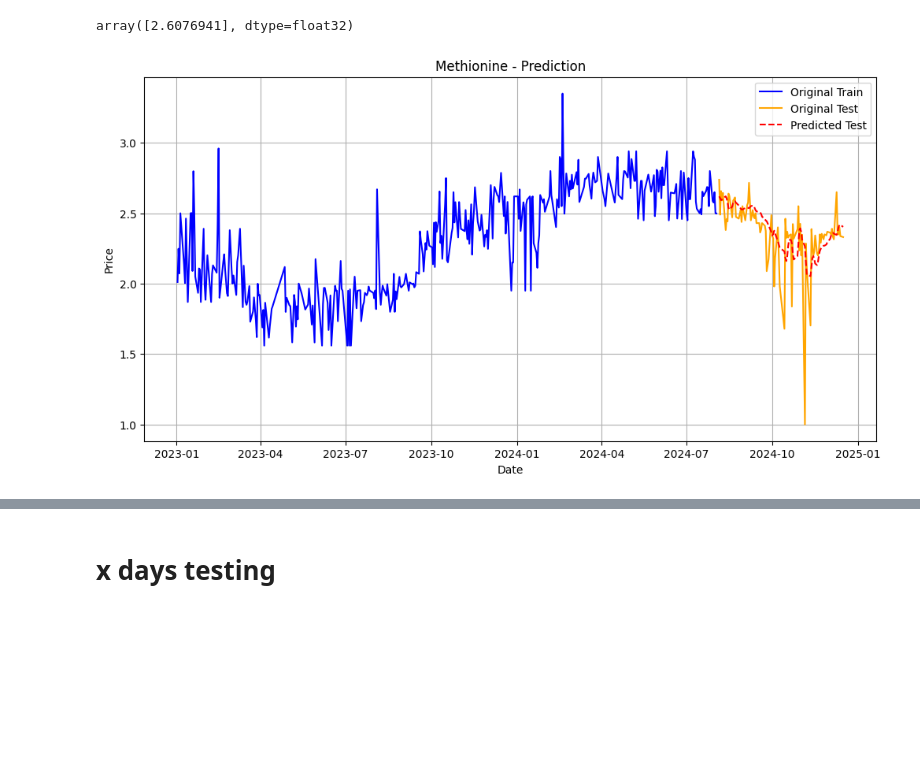
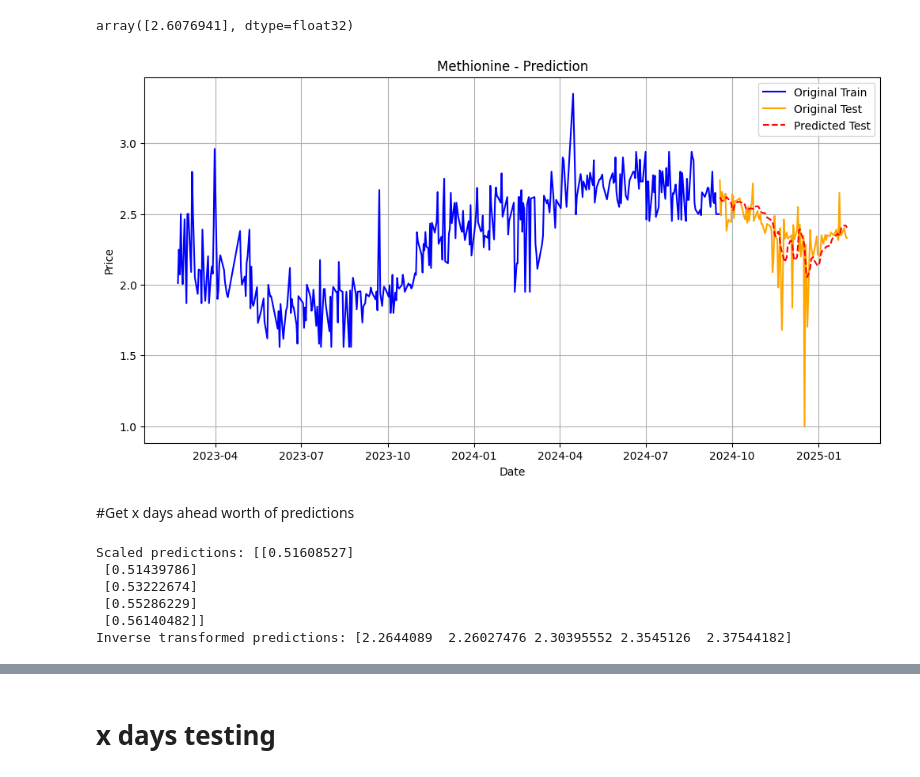
Before and after one commit to suhaodatascichem/Methionine-price, a Jupyter notebook: Methionine_price.ipynb, the cells around one changed output, grey strips where cells are left out. Drawn from its saved outputs; the diff is of its cells as text; code cells hidden in the pictures; blank space fills up the shorter version.

```diff
--- a/Methionine_price.ipynb
+++ b/Methionine_price.ipynb
@@ -464,21 +464,23 @@ array([2.6076941], dtype=float32)
 # %%
 train_size = len(y_train)
 test_size = len(y_test)
 # Get the date ranges
-train_dates = df['Date'][:train_size]
-test_dates = df['Date'][train_size:train_size + test_size]
+train_dates = df['Date'][ws:train_size + ws]
+test_dates = df['Date'][train_size + ws:train_size + ws + train_size + test_size]
 
 # Plot
 plt.figure(figsize=(12, 6))
 plt.style.use('default')
 plt.plot(train_dates, y_train, label='Original Train', color = 'blue')
 plt.plot(test_dates, y_test, label='Original Test', color = 'orange')
 plt.plot(test_dates, y_test_pred, label='Predicted Test', linestyle='--', color = 'Red')
 plt.xlabel('Date')
 plt.ylabel('Price')
 plt.title('Methionine - Prediction')
 plt.legend()
 plt.grid(True)
 plt.show()
 # %% [output]
-[figure, old version]
+[figure, new version]
+# %% [markdown]
+#Get x days ahead worth of predictions
@@ -484,0 +540,16 @@ plt.show()
+# %%
+future_steps = 90
+initial_input = x_test_torch[-30]  # Use the last input sequence from the test set
+future_predictions = predict_future(model, initial_input, future_steps, scaler)
+#future_predictions = scaler.inverse_transform(future_predictions).flatten()
+import pandas as pd
+last_date = pd.to_datetime(df['Date'].iloc[-1])
+future_dates = [last_date + pd.Timedelta(days=i) for i in range(1, future_steps + 1)]
+future_dates = pd.to_datetime(future_dates)
+# %% [output]
+Scaled predictions: [[0.51608527]
+ [0.51439786]
+ [0.53222674]
+ [0.55286229]
+ [0.56140482]]
+Inverse transformed predictions: [2.2644089  2.26027476 2.30395552 2.3545126  2.37544182]
```
Also changed, not shown: parts of 11 cells of this notebook.
